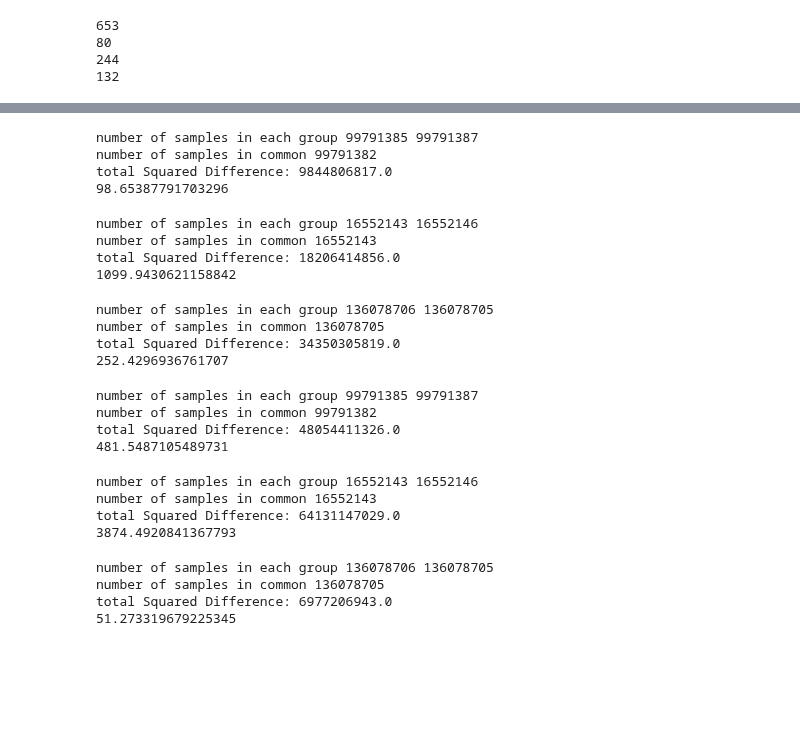
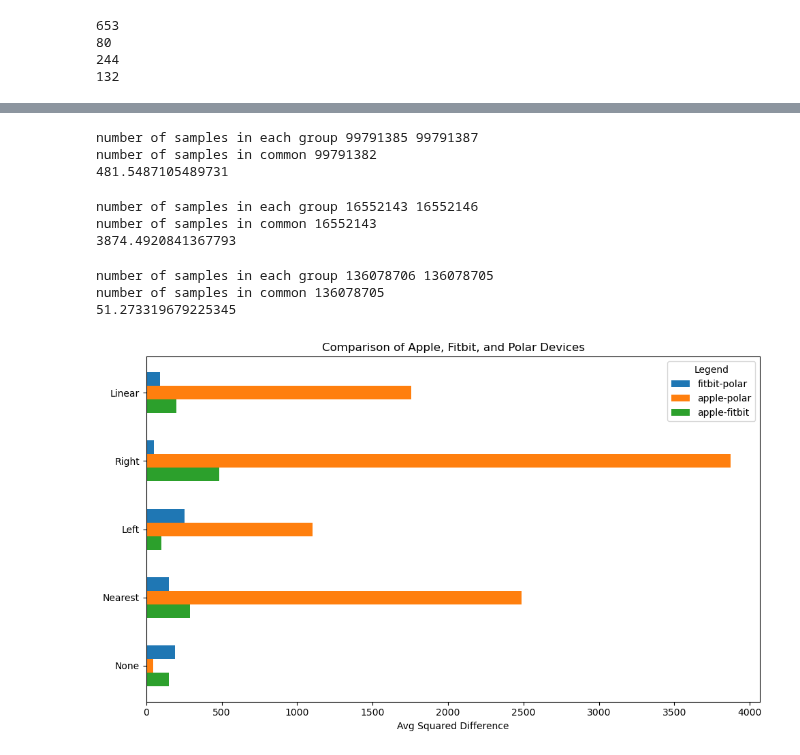
Before and after one commit to AbhikChowdhury6/dataImport, a Jupyter notebook: analyisis/comaringInterpolationEffectiveness.ipynb, the cells around one changed output, grey strips where cells are left out. Cells and saved outputs as stored; diff of their text form; code cells hidden in the pictures; blank space fills up the shorter version.

```diff
--- a/analyisis/comaringInterpolationEffectiveness.ipynb
+++ b/analyisis/comaringInterpolationEffectiveness.ipynb
@@ -131,2 +136,4 @@ total Squared Difference: 20663212488.0
 151.84750977752176
+# %%
+avgSqDiffNearInterps = [avgSqDiffNearInterp_apple_fitbit, avgSqDiffNearInterp_apple_polar, avgSqDiffNearInterp_fitbit_polar]
 # %%
@@ -148,35 +155,56 @@ total Squared Difference: 34350305819.0
 252.4296936761707
+# %%
+avgSqDiffPadInterps = [avgSqDiffPadInterp_apple_fitbit, avgSqDiffPadInterp_apple_polar, avgSqDiffPadInterp_fitbit_polar]
 # %%
-print(squaredDiffForTwoGroupsInterpolation(apple_fitbit_intersections, appleHRDf, fitbitHRDf, 'pad'))
-print(squaredDiffForTwoGroupsInterpolation(apple_polar_intersections, appleHRDf, polarHRDf, 'pad'))
-print(squaredDiffForTwoGroupsInterpolation(fitbit_polar_intersections, polarHRDf, fitbitHRDf, 'pad'))
+avgSqDiffBfilInterp_apple_fitbit = squaredDiffForTwoGroupsInterpolation(apple_fitbit_intersections, appleHRDf, fitbitHRDf, 'bfill')
+print(avgSqDiffBfilInterp_apple_fitbit)
+avgSqDiffBfilInterp_apple_polar = squaredDiffForTwoGroupsInterpolation(apple_polar_intersections, appleHRDf, polarHRDf, 'bfill')
+print(avgSqDiffBfilInterp_apple_polar)
+avgSqDiffBfilInterp_fitbit_polar = squaredDiffForTwoGroupsInterpolation(fitbit_polar_intersections, polarHRDf, fitbitHRDf, 'bfill')
+print(avgSqDiffBfilInterp_fitbit_polar)
 # %% [output]
 number of samples in each group 99791385 99791387
 number of samples in common 99791382
-total Squared Difference: 9844806817.0
-98.65387791703296
+481.5487105489731
 number of samples in each group 16552143 16552146
 number of samples in common 16552143
-total Squared Difference: 18206414856.0
-1099.9430621158842
+3874.4920841367793
 number of samples in each group 136078706 136078705
 number of samples in common 136078705
-total Squared Difference: 34350305819.0
-252.4296936761707
+51.273319679225345
-# %%
-print(squaredDiffForTwoGroupsInterpolation(apple_fitbit_intersections, appleHRDf, fitbitHRDf, 'bfill'))
-print(squaredDiffForTwoGroupsInterpolation(apple_polar_intersections, appleHRDf, polarHRDf, 'bfill'))
-print(squaredDiffForTwoGroupsInterpolation(fitbit_polar_intersections, polarHRDf, fitbitHRDf, 'bfill'))
-# %% [output]
-number of samples in each group 99791385 99791387
-number of samples in common 99791382
-total Squared Difference: 48054411326.0
-481.5487105489731
-number of samples in each group 16552143 16552146
-number of samples in common 16552143
-total Squared Difference: 64131147029.0
-3874.4920841367793
-number of samples in each group 136078706 136078705
-number of samples in common 136078705
-total Squared Difference: 6977206943.0
-51.273319679225345
+# %%
+avgSqDiffBfilInterps = [avgSqDiffBfilInterp_apple_fitbit, avgSqDiffBfilInterp_apple_polar, avgSqDiffBfilInterp_fitbit_polar]
+# %%
+import matplotlib.pyplot as plt
+import numpy as np
+
+# Sample data
+categories = ['None', 'Nearest', 'Left', 'Right', 'Linear']  # Y axis
+comparisons = ['apple-fitbit', 'apple-polar', 'fitbit-polar']  # Legend/Groups
+data = np.random.rand(5, 3)  # Random data for avg squared difference (5 categories, 3 comparisons)
+data = np.array([avgSqDiffNoInterps, avgSqDiffNearInterps, avgSqDiffPadInterps, avgSqDiffBfilInterps, avgSqDiffLinInterps])
+
+# Create a horizontal bar plot
+fig, ax = plt.subplots(figsize=(10, 6))
+
+bar_width = 0.2  # Width of each bar
+y_pos = np.arange(len(categories))  # Position for each category
+
+# Plot each group of bars for comparisons
+for i in range(len(comparisons) -1, -1, -1): # reversed to match legend order
+    ax.barh(y_pos + i * bar_width, data[:, i], bar_width, label=comparisons[i])
+
+# Add labels and titles
+ax.set_yticks(y_pos + bar_width)  # Center Y-ticks
+ax.set_yticklabels(categories)
+ax.set_xlabel('Avg Squared Difference')
+ax.set_title('Comparison of Apple, Fitbit, and Polar Devices')
+
+# Add a legend for the comparisons
+ax.legend(title="Legend", loc='best')
+
+# Display the plot
+plt.tight_layout()
+plt.show()
+# %% [output]
+[figure, added]
```
Also changed, not shown: parts of 19 cells of this notebook, 5 other files.
